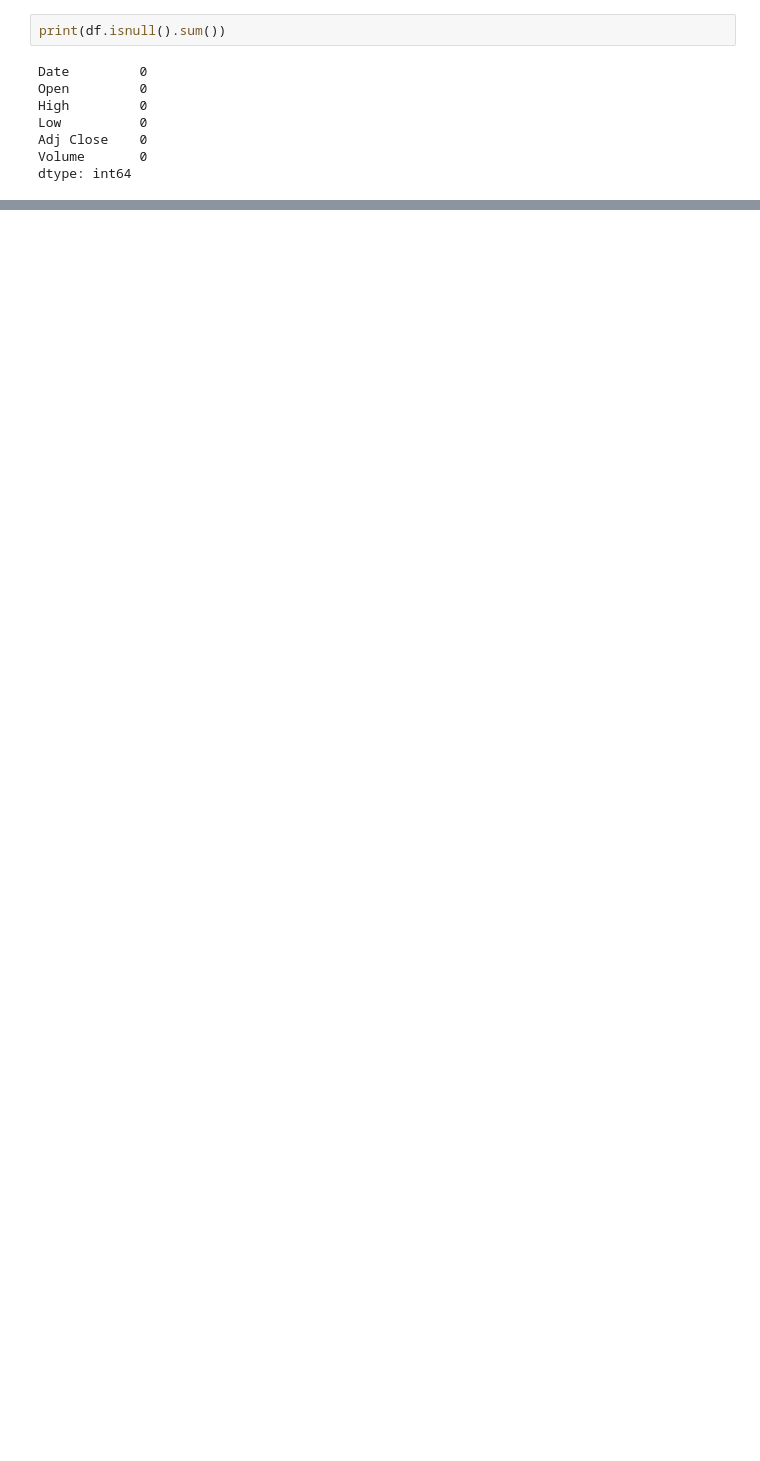
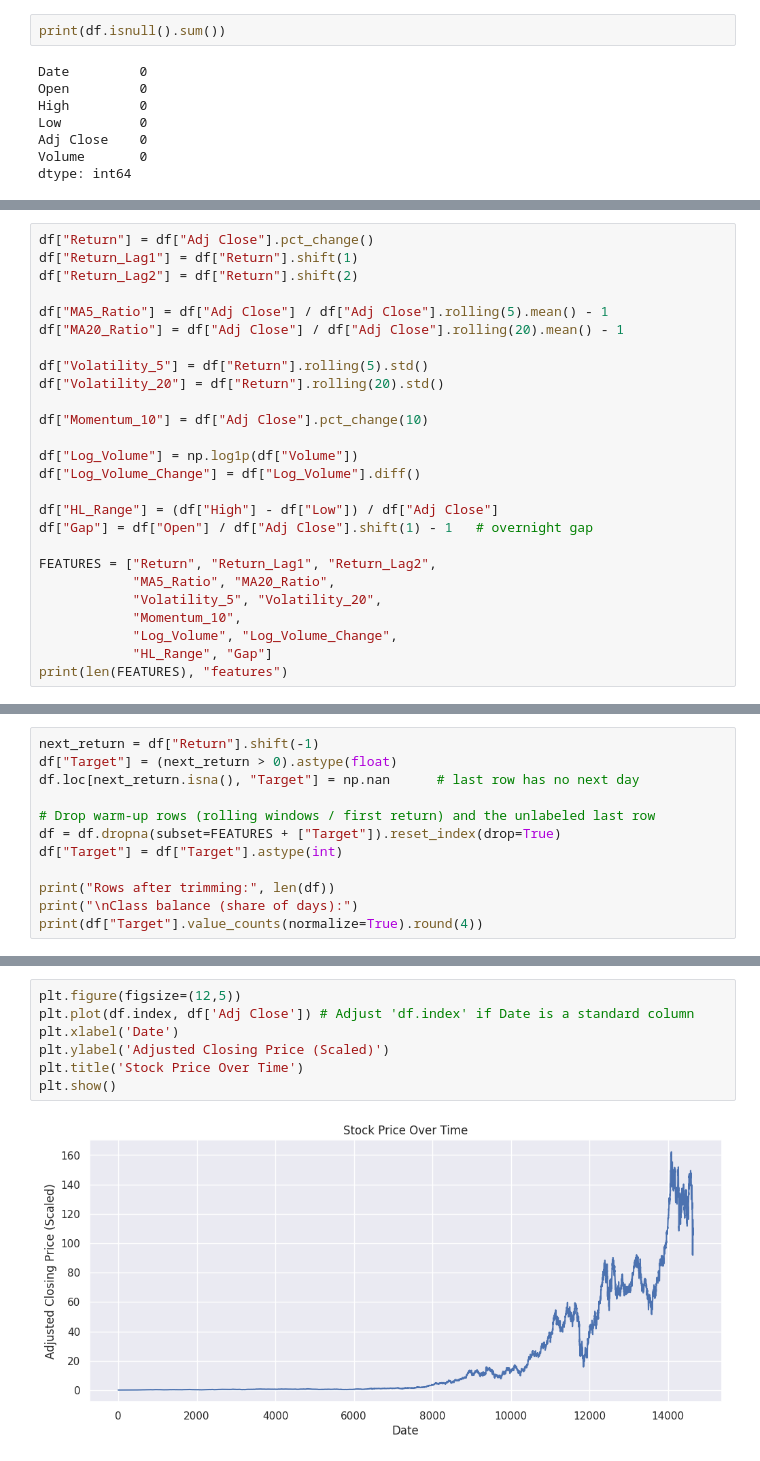
Before and after one commit to SLIIT-SE-Evenza/AIML-Project-NASDAQ-Stock-Price-Trend-Predictor, a Jupyter notebook: NASDAQ_CAT_Dataset.ipynb, the cells around one changed output, grey strips where cells are left out. Saved outputs shown, nothing was run; the diff lists cells and outputs as text; blank space fills up the shorter version.

```diff
--- a/NASDAQ_CAT_Dataset.ipynb
+++ b/NASDAQ_CAT_Dataset.ipynb
@@ -422,0 +611,26 @@ df_temp.head()
+# %%
+df["Return"] = df["Adj Close"].pct_change()
+df["Return_Lag1"] = df["Return"].shift(1)
+df["Return_Lag2"] = df["Return"].shift(2)
+
+df["MA5_Ratio"] = df["Adj Close"] / df["Adj Close"].rolling(5).mean() - 1
+df["MA20_Ratio"] = df["Adj Close"] / df["Adj Close"].rolling(20).mean() - 1
+
+df["Volatility_5"] = df["Return"].rolling(5).std()
+df["Volatility_20"] = df["Return"].rolling(20).std()
+
+df["Momentum_10"] = df["Adj Close"].pct_change(10)
+
+df["Log_Volume"] = np.log1p(df["Volume"])
+df["Log_Volume_Change"] = df["Log_Volume"].diff()
+
+df["HL_Range"] = (df["High"] - df["Low"]) / df["Adj Close"]
+df["Gap"] = df["Open"] / df["Adj Close"].shift(1) - 1   # overnight gap
+
+FEATURES = ["Return", "Return_Lag1", "Return_Lag2",
+            "MA5_Ratio", "MA20_Ratio",
+            "Volatility_5", "Volatility_20",
+            "Momentum_10",
+            "Log_Volume", "Log_Volume_Change",
+            "HL_Range", "Gap"]
+print(len(FEATURES), "features")
@@ -422,0 +657,12 @@ df_temp.head()
+# %%
+next_return = df["Return"].shift(-1)
+df["Target"] = (next_return > 0).astype(float)
+df.loc[next_return.isna(), "Target"] = np.nan      # last row has no next day
+
+# Drop warm-up rows (rolling windows / first return) and the unlabeled last row
+df = df.dropna(subset=FEATURES + ["Target"]).reset_index(drop=True)
+df["Target"] = df["Target"].astype(int)
+
+print("Rows after trimming:", len(df))
+print("\nClass balance (share of days):")
+print(df["Target"].value_counts(normalize=True).round(4))
@@ -422,0 +952,9 @@ df_temp.head()
+# %%
+plt.figure(figsize=(12,5))
+plt.plot(df.index, df['Adj Close']) # Adjust 'df.index' if Date is a standard column
+plt.xlabel('Date')
+plt.ylabel('Adjusted Closing Price (Scaled)')
+plt.title('Stock Price Over Time')
+plt.show()
+# %% [output]
+[figure, added]
```
Also changed, not shown: parts of 93 cells of this notebook.
